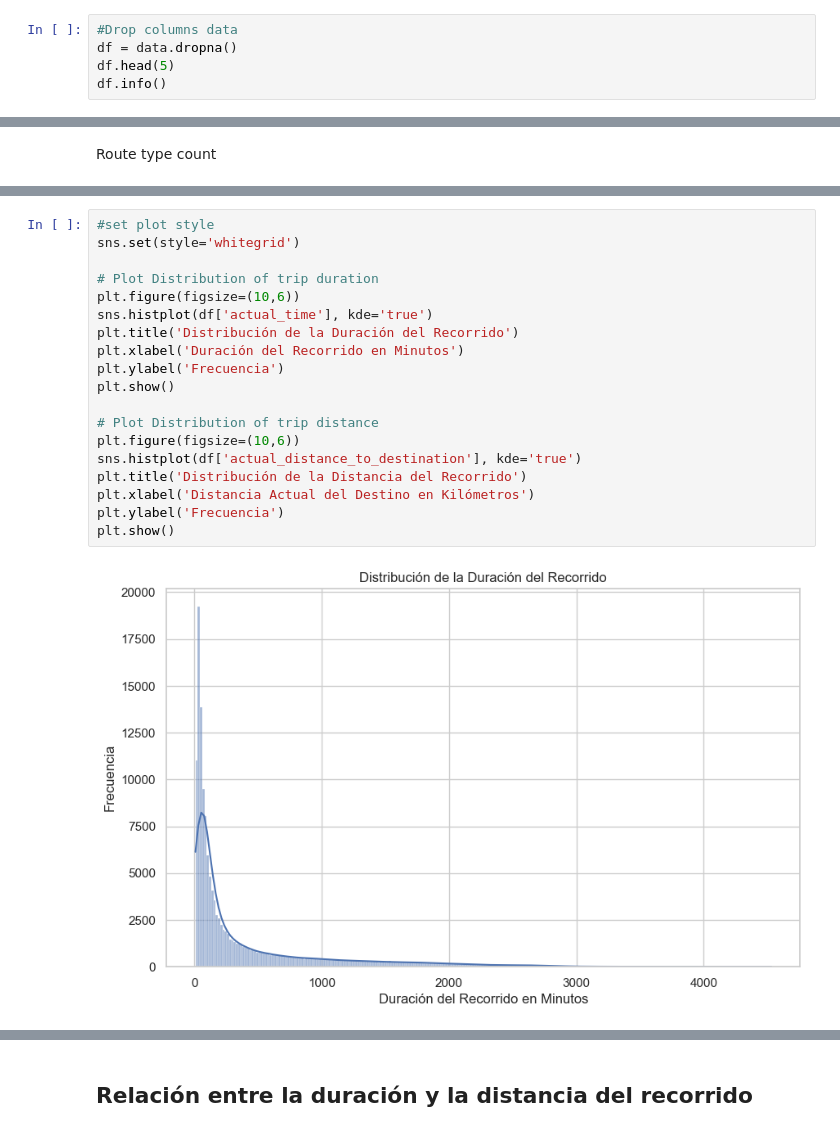
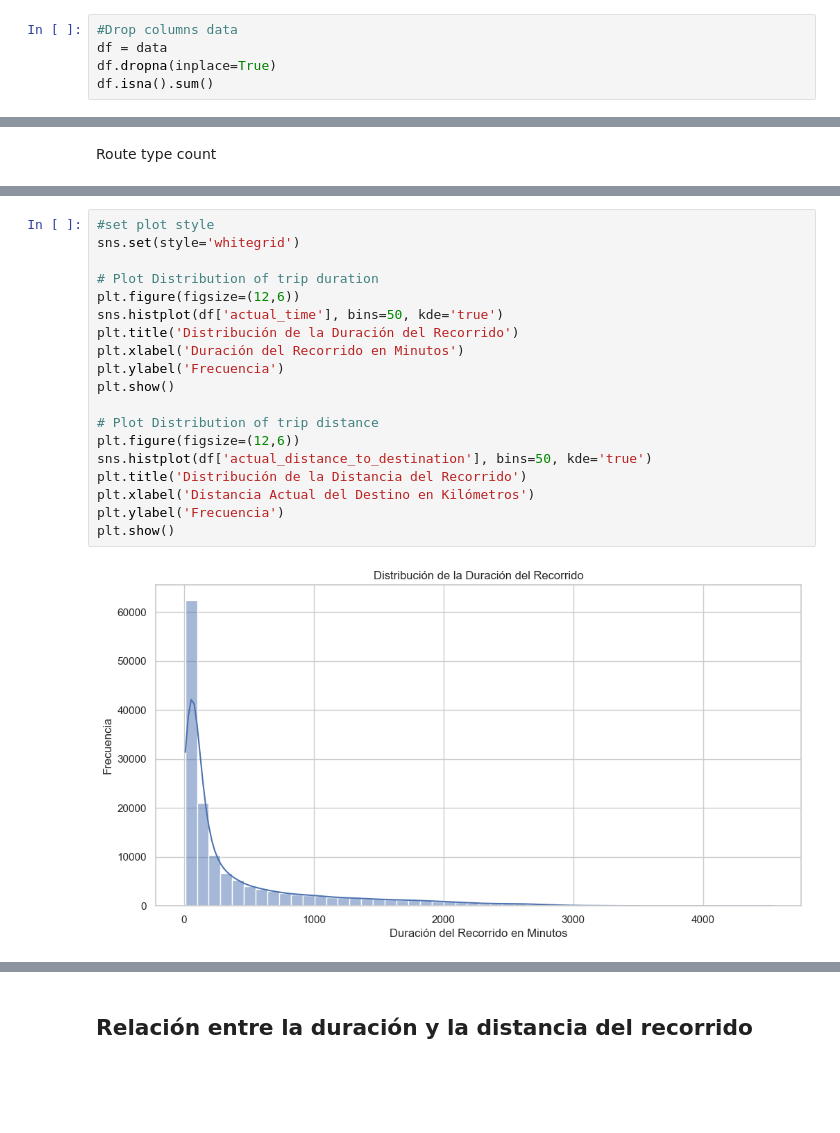
Before and after one commit to luroel/Deep-Dive-Delhivery, a Jupyter notebook: main.ipynb, the cells around one changed output, grey strips where cells are left out. Drawn from its saved outputs; the diff is of its cells as text; blank space fills up the shorter version.

```diff
--- a/main.ipynb
+++ b/main.ipynb
@@ -101,7 +121,7 @@ dtype: int64
 Eliminando columnas con valores faltantes para nuestro análisis
 # %%
 #Drop columns data
-df = data.dropna()
-df.head(5)
-df.info()
+df = data
+df.dropna(inplace=True)
+df.isna().sum()
 # %% [output]
@@ -147,21 +167,21 @@ plt.show()
 # %%
 #set plot style
 sns.set(style='whitegrid')
 
 # Plot Distribution of trip duration
-plt.figure(figsize=(10,6))
-sns.histplot(df['actual_time'], kde='true')
+plt.figure(figsize=(12,6))
+sns.histplot(df['actual_time'], bins=50, kde='true')
 plt.title('Distribución de la Duración del Recorrido')
 plt.xlabel('Duración del Recorrido en Minutos')
 plt.ylabel('Frecuencia')
 plt.show()
 
 # Plot Distribution of trip distance
-plt.figure(figsize=(10,6))
-sns.histplot(df['actual_distance_to_destination'], kde='true')
+plt.figure(figsize=(12,6))
+sns.histplot(df['actual_distance_to_destination'], bins=50, kde='true')
 plt.title('Distribución de la Distancia del Recorrido')
 plt.xlabel('Distancia Actual del Destino en Kilómetros')
 plt.ylabel('Frecuencia')
 plt.show()
 # %% [output]
-[figure, old version]
+[figure, new version]
```
Also changed, not shown: parts of 13 cells of this notebook.
